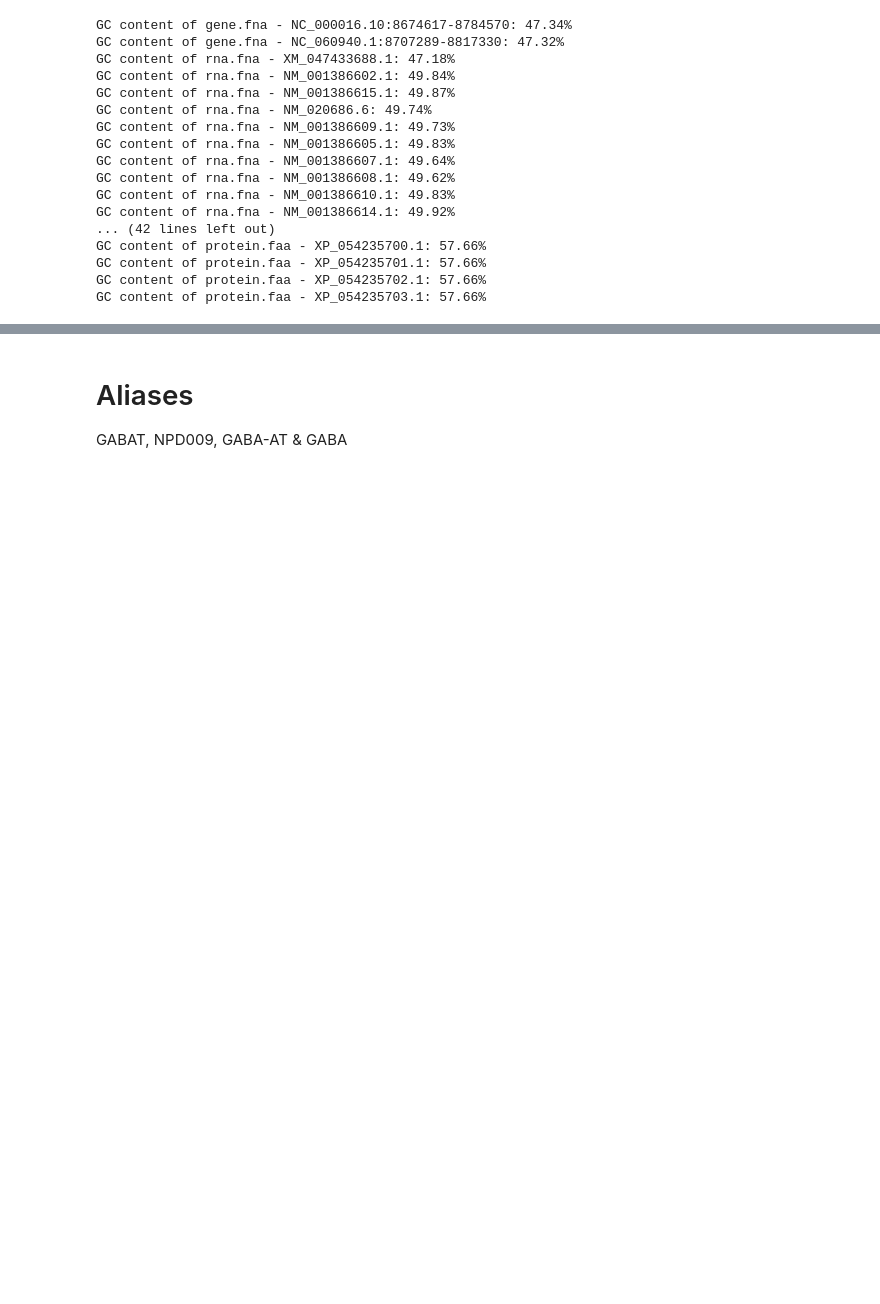
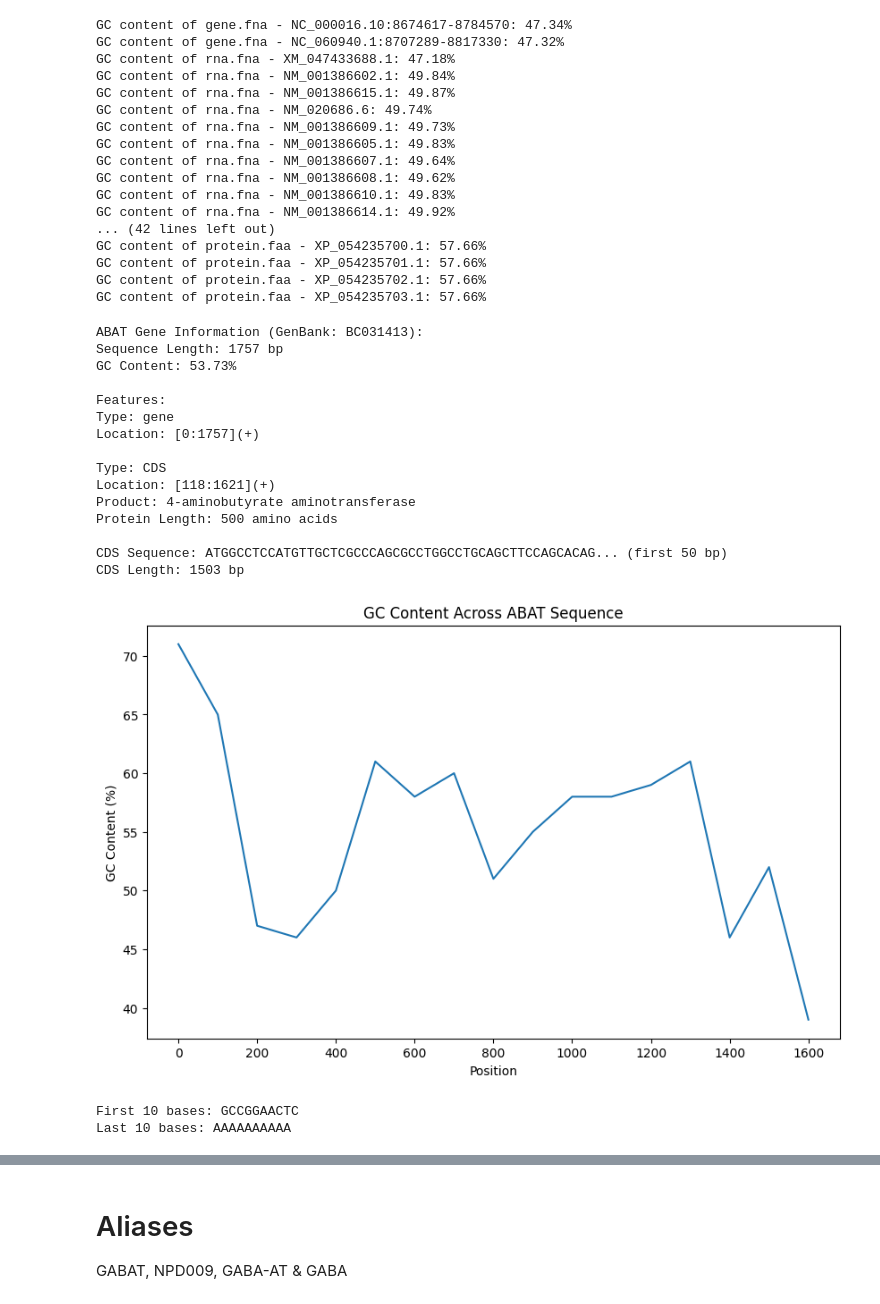
Before and after one commit to TBKHori/Bio-Medical-Tech, a Jupyter notebook: ABAT .ipynb, the cells around one changed output, grey strips where cells are left out. Saved outputs shown, nothing was run; the diff lists cells and outputs as text; code cells hidden in the pictures; blank space fills up the shorter version.

```diff
--- a/ABAT .ipynb
+++ b/ABAT .ipynb
@@ -50,6 +50,82 @@ GC content of protein.faa - XP_054235700.1: 57.66%
 GC content of protein.faa - XP_054235701.1: 57.66%
 GC content of protein.faa - XP_054235702.1: 57.66%
 GC content of protein.faa - XP_054235703.1: 57.66%
+# %%
+from Bio import Entrez, SeqIO
+from Bio.SeqUtils import gc_fraction
+import matplotlib.pyplot as plt
+
+
+Entrez.email = "q713cc5x5@mozmail.com"
+
+def fetch_genbank_record(accession):
+    handle = Entrez.efetch(db="nucleotide", id=accession, rettype="gb", retmode="text")
+    record = SeqIO.read(handle, "genbank")
+    handle.close()
+    return record
+
+# Fetch the ABAT record
+abat_record = fetch_genbank_record("BC031413")
+
+print(f"ABAT Gene Information (GenBank: BC031413):")
+print(f"Sequence Length: {len(abat_record.seq)} bp")
+print(f"GC Content: {gc_fraction(abat_record.seq)*100:.2f}%")
+
+# Print feature information
+print("\nFeatures:")
+for feature in abat_record.features:
+    if feature.type == "gene" or feature.type == "CDS":
+        print(f"Type: {feature.type}")
+        print(f"Location: {feature.location}")
+        if "product" in feature.qualifiers:
+            print(f"Product: {feature.qualifiers['product'][0]}")
+        if "translation" in feature.qualifiers:
+            print(f"Protein Length: {len(feature.qualifiers['translation'][0])} amino acids")
+        print()
+
+# Extract CDS sequence if available
+cds_feature = next((f for f in abat_record.features if f.type == "CDS"), None)
+if cds_feature:
+    cds_seq = cds_feature.extract(abat_record.seq)
+    print(f"CDS Sequence: {cds_seq[:50]}... (first 50 bp)")
+    print(f"CDS Length: {len(cds_seq)} bp")
+
+# Plot GC content across the sequence
+window_size = 100
+gc_content = []
+for i in range(0, len(abat_record.seq) - window_size, window_size):
+    window = abat_record.seq[i:i+window_size]
+    gc_content.append(gc_fraction(window) * 100)
+
+plt.figure(figsize=(10, 6))
+plt.plot(range(0, len(gc_content)*window_size, window_size), gc_content)
+plt.title("GC Content Across ABAT Sequence")
+plt.xlabel("Position")
+plt.ylabel("GC Content (%)")
+plt.show()
+
+# Print the first 10 and last 10 bases of the sequence
+print(f"\nFirst 10 bases: {abat_record.seq[:10]}")
+print(f"Last 10 bases: {abat_record.seq[-10:]}")
+# %% [output]
+ABAT Gene Information (GenBank: BC031413):
+Sequence Length: 1757 bp
+GC Content: 53.73%
+
+Features:
+Type: gene
+Location: [0:1757](+)
+
+Type: CDS
+Location: [118:1621](+)
+Product: 4-aminobutyrate aminotransferase
+Protein Length: 500 amino acids
+
+CDS Sequence: ATGGCCTCCATGTTGCTCGCCCAGCGCCTGGCCTGCAGCTTCCAGCACAG... (first 50 bp)
+CDS Length: 1503 bp
+[figure, added]
+First 10 bases: GCCGGAACTC
+Last 10 bases: AAAAAAAAAA
 # %%
 pip install numpy==1.23.5
 # %% [output]
```
Also changed, not shown: parts of 10 cells of this notebook.
